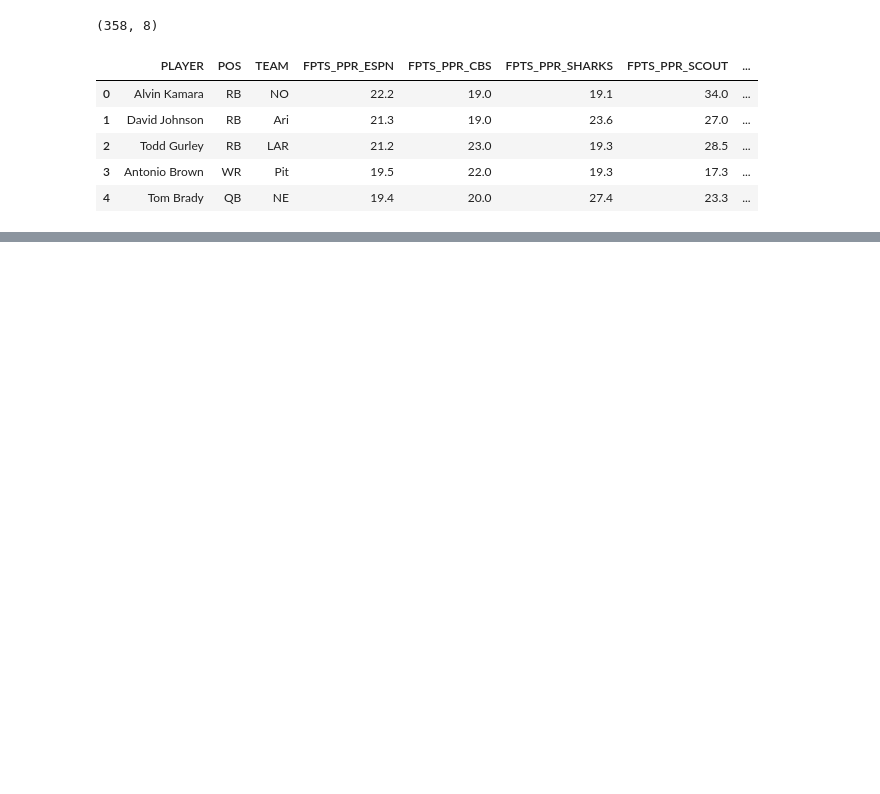
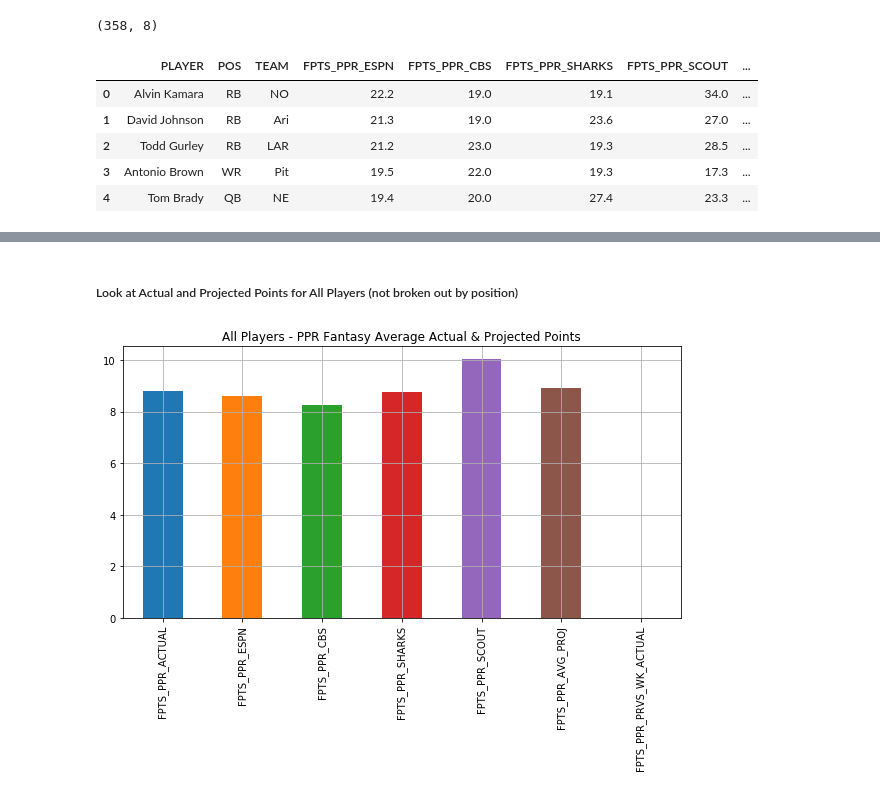
Before and after one commit to zgscherrer/Project-Fantasy-Football, a Jupyter notebook: data/exploratory_analysis/Exploratory Data Analysis - Check Correlations and Predicted vs Actual PPR Fantasy Points.ipynb, the cells around one changed output, grey strips where cells are left out. Saved outputs shown, nothing was run; the diff lists cells and outputs as text; code cells hidden in the pictures; blank space fills up the shorter version.

Commit message:
data-exploratory-analysis
graphs and correlations

```diff
--- a/data/exploratory_analysis/Exploratory Data Analysis - Check Correlations and Predicted vs Actual PPR Fantasy Points.ipynb
+++ b/data/exploratory_analysis/Exploratory Data Analysis - Check Correlations and Predicted vs Actual PPR Fantasy Points.ipynb
@@ -64,3 +74,13 @@ df_week1_ppr_projections.head()
 | 2 | Todd Gurley | RB | LAR | 21.2 | 23.0 | 19.3 | 28.5 | ... |
 | 3 | Antonio Brown | WR | Pit | 19.5 | 22.0 | 19.3 | 17.3 | ... |
 | 4 | Tom Brady | QB | NE | 19.4 | 20.0 | 27.4 | 23.3 | ... |
+# %%
+#get week 1 actuals
+stmt = """
+        SELECT *
+        FROM week1_ppr_actuals
+       """
+
+df_week1_ppr_actuals = pd.read_sql_query(stmt, db_fantasy_football_2018)
+print(df_week1_ppr_actuals.shape)
+df_week1_ppr_actuals.head()
@@ -66,0 +101,9 @@ df_week1_ppr_projections.head()
+# %%
+#merge starting with the actuals db and merge inner (don't want to evaluate correlations of players not in db)
+df_week1_ppr = pd.merge(df_week1_ppr_actuals, df_week1_ppr_projections[['PLAYER', 'POS',
+                                                'FPTS_PPR_ESPN', 'FPTS_PPR_CBS', 'FPTS_PPR_SHARKS',
+                                                'FPTS_PPR_SCOUT', 'FPTS_PPR_PRVS_WK_ACTUAL']],
+                        how='inner', on=['PLAYER', 'POS'])
+
+print(df_week1_ppr.shape)
+df_week1_ppr.head()
@@ -66,0 +127,5 @@ df_week1_ppr_projections.head()
+# %%
+#average all four of our projection sources of ESPN, CBS, Sharks, and Scout
+df_week1_ppr['FPTS_PPR_AVG_PROJ'] = df_week1_ppr[['FPTS_PPR_ESPN','FPTS_PPR_CBS',
+                                                  'FPTS_PPR_SHARKS', 'FPTS_PPR_SCOUT']].mean(axis='columns')
+df_week1_ppr.head()
@@ -66,0 +586,10 @@ df_week1_ppr_projections.head()
+# %%
+#calculate all the individual differences from projections
+df_week1_ppr['DIFF_ESPN'] = df_week1_ppr['FPTS_PPR_ACTUAL'] - df_week1_ppr['FPTS_PPR_ESPN']
+df_week1_ppr['DIFF_CBS'] = df_week1_ppr['FPTS_PPR_ACTUAL'] - df_week1_ppr['FPTS_PPR_CBS']
+df_week1_ppr['DIFF_SHARKS'] = df_week1_ppr['FPTS_PPR_ACTUAL'] - df_week1_ppr['FPTS_PPR_SHARKS']
+df_week1_ppr['DIFF_SCOUT'] = df_week1_ppr['FPTS_PPR_ACTUAL'] - df_week1_ppr['FPTS_PPR_SCOUT']
+df_week1_ppr['DIFF_AVG_PROJ'] = df_week1_ppr['FPTS_PPR_ACTUAL'] - df_week1_ppr['FPTS_PPR_AVG_PROJ']
+# df_week1_ppr['DIFF_PRVS_WK_ACTUAL'] = df_week1_ppr['FPTS_PPR_ACTUAL'] - df_week1_ppr['FPTS_PPR_PRVS_WK_ACTUAL']
+
+df_week1_ppr.head(3)
@@ -66,0 +739,12 @@ df_week1_ppr_projections.head()
+# %% [markdown]
+##### Look at Actual and Projected Points for All Players (not broken out by position)
+# %%
+#just take AVERAGE of dataframe and plot
+df_week1_ppr[['FPTS_PPR_ACTUAL', 'FPTS_PPR_ESPN', 'FPTS_PPR_CBS',
+                            'FPTS_PPR_SHARKS', 'FPTS_PPR_SCOUT', 'FPTS_PPR_AVG_PROJ',
+                            'FPTS_PPR_PRVS_WK_ACTUAL']].mean().plot.bar(
+                                figsize = (10,5),
+                                grid = True,
+                                title='All Players - PPR Fantasy Average Actual & Projected Points');
+# %% [output]
+[figure, added]
```
Also changed, not shown: parts of 50 cells of this notebook.
